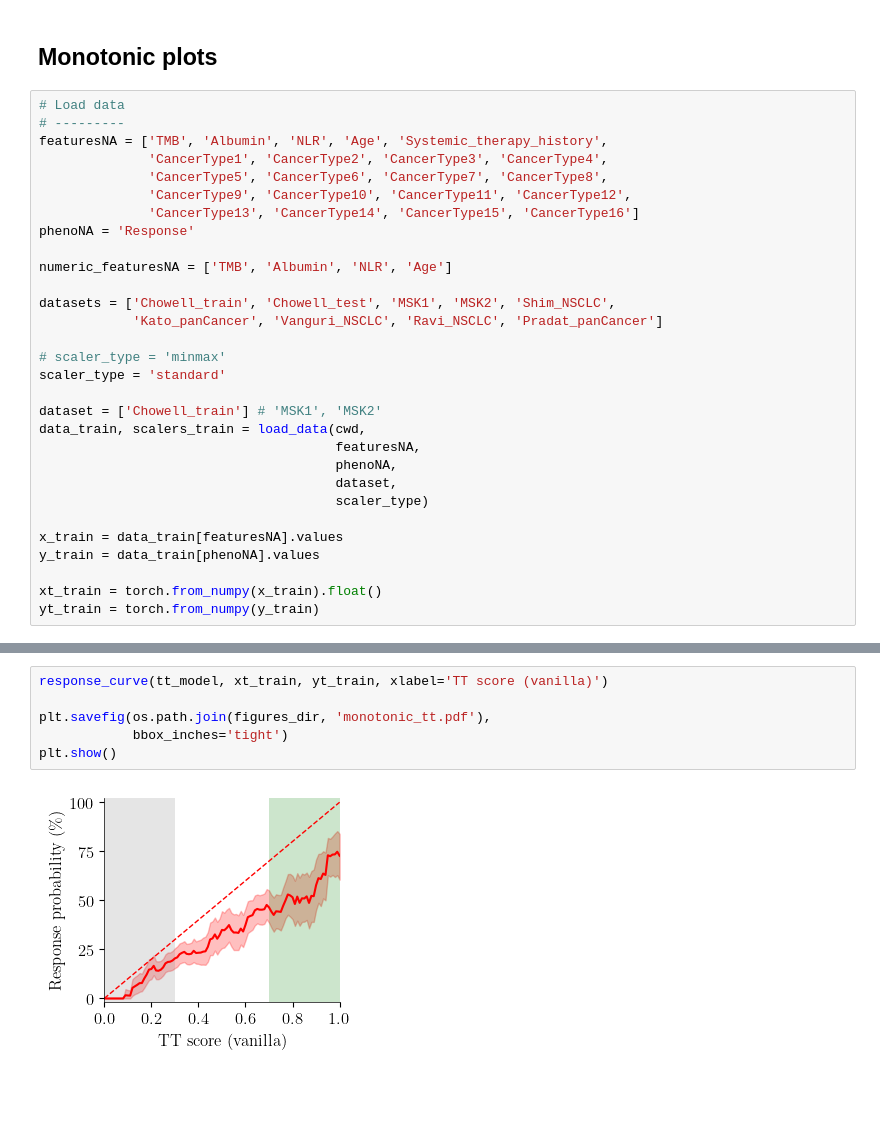
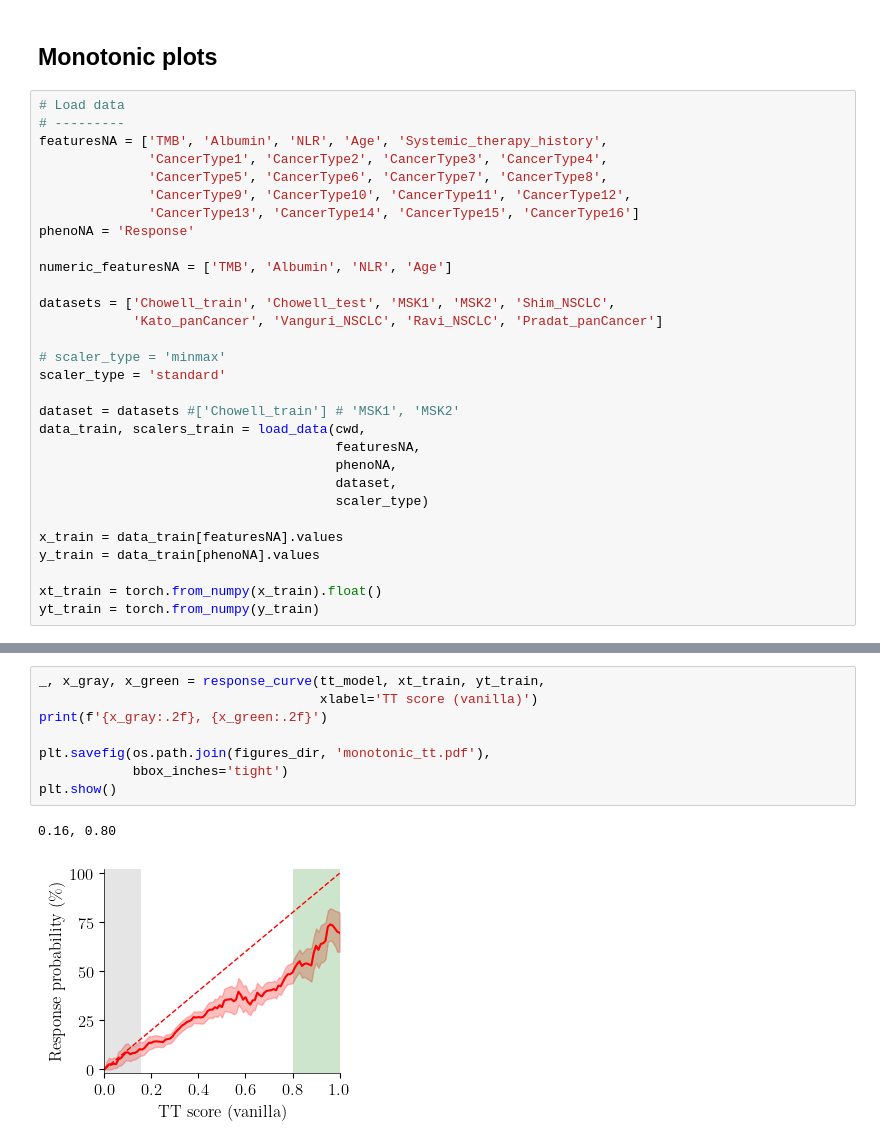
Before and after one commit to joserapa98/tns4loris, a Jupyter notebook: interpretability/interpretability.ipynb, the cells around one changed output, grey strips where cells are left out. Cells and saved outputs as stored; diff of their text form; blank space fills up the shorter version.

Commit message:
Fix feature sensitivity plots

```diff
--- a/interpretability/interpretability.ipynb
+++ b/interpretability/interpretability.ipynb
@@ -1215,7 +1533,7 @@ datasets = ['Chowell_train', 'Chowell_test', 'MSK1', 'MSK2', 'Shim_NSCLC',
 # scaler_type = 'minmax'
 scaler_type = 'standard'
 
-dataset = ['Chowell_train'] # 'MSK1', 'MSK2'
+dataset = datasets #['Chowell_train'] # 'MSK1', 'MSK2'
 data_train, scalers_train = load_data(cwd,
                                       featuresNA,
                                       phenoNA,
@@ -1246,8 +1570,11 @@ plt.show()
 # %%
-response_curve(tt_model, xt_train, yt_train, xlabel='TT score (vanilla)')
+_, x_gray, x_green = response_curve(tt_model, xt_train, yt_train,
+                                    xlabel='TT score (vanilla)')
+print(f'{x_gray:.2f}, {x_green:.2f}')
 
 plt.savefig(os.path.join(figures_dir, 'monotonic_tt.pdf'),
             bbox_inches='tight')
 plt.show()
 # %% [output]
+0.16, 0.80
-[figure, old version]
+[figure, new version]
```
Also changed, not shown: parts of 45 cells of this notebook, 8 other files.
